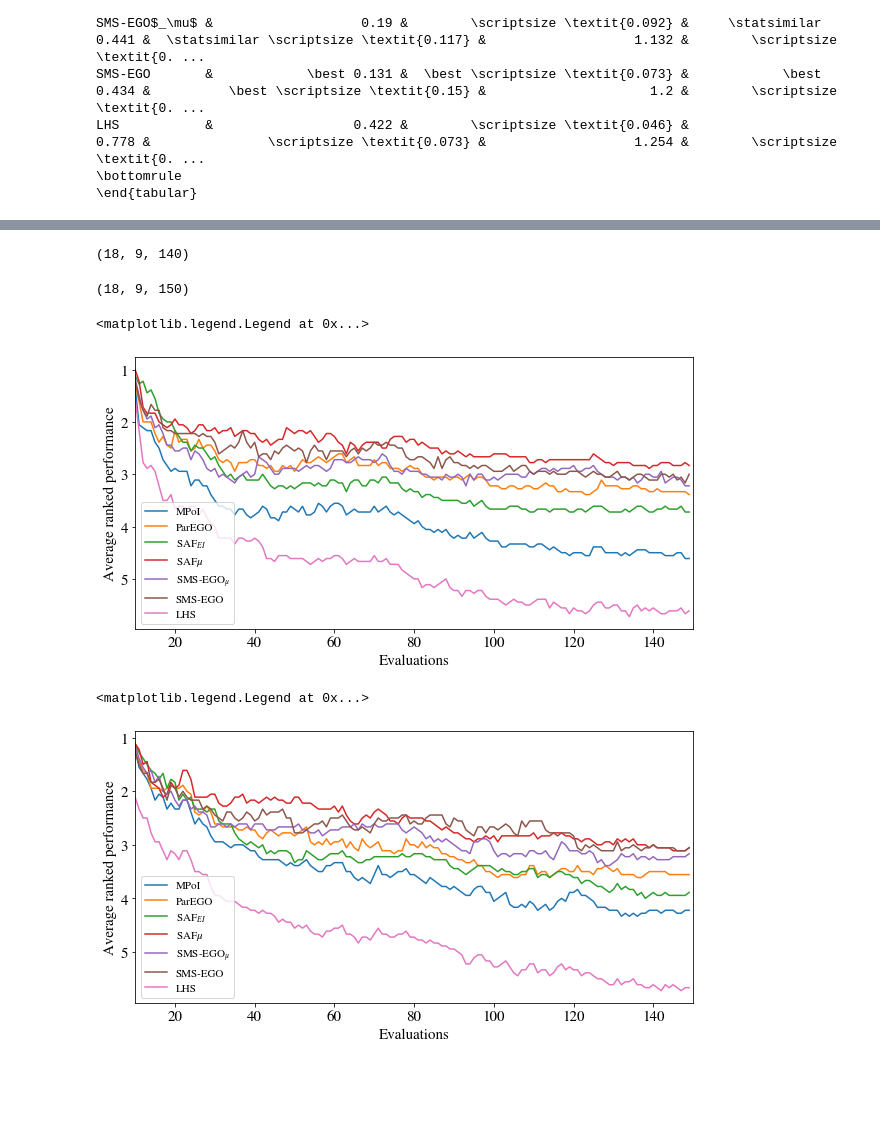
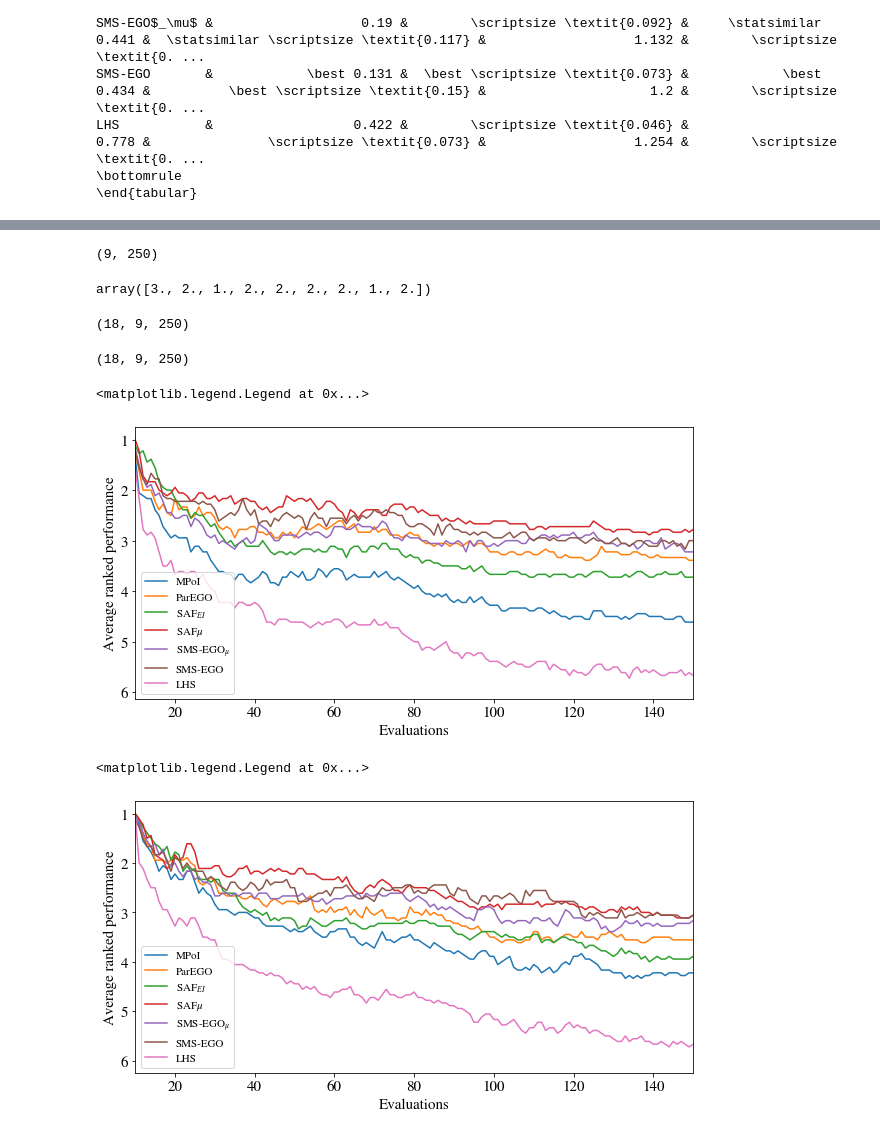
Before and after one commit to FinleyGibson/SAF_EMO, a Jupyter notebook: analytics/results_table/table.ipynb, the cells around one changed output, grey strips where cells are left out. Cells and saved outputs as stored; diff of their text form; code cells hidden in the pictures; blank space fills up the shorter version.

```diff
--- a/analytics/results_table/table.ipynb
+++ b/analytics/results_table/table.ipynb
@@ -355,0 +394,3 @@ def get_equivalence(data, minimise=False):
+# %%
+for name, hv in zip(names, hvs[:,0,0]):
+    print(name, hv)
@@ -356,50 +407,64 @@ def get_equivalence(data, minimise=False):
+# %%
+es = get_equivalence(hvs)
+es.shape
+# %% [output]
+(9, 250)
+# %%
+es[:,13]
+# %% [output]
+array([3., 2., 1., 2., 2., 2., 2., 1., 2.])
 # %%
-HVS = np.zeros((18, 9, 140))
+HVS = np.zeros((18, 9, 250))
 for i, prob in enumerate(chosen_results):
-    hvs = extract_metric(results, prob, 'hypervolume')[:, :,10:150]
+    hvs = extract_metric(results, prob, 'hypervolume')[:, :,0:]
     rs = get_equivalence(hvs)
     HVS[i] = rs
 HVS.shape
 # %% [output]
-(18, 9, 140)
+(18, 9, 250)
 # %%
-IGDS = np.zeros((18, 9, 150))
+IGDS = np.zeros((18, 9, 250))
 for i, opt in enumerate(chosen_results):
-    igds = extract_metric(results, opt, 'igd+')[:, :,0:150]
+    igds = extract_metric(results, opt, 'igd+')[:, :,0:]
     rs = get_equivalence(igds, minimise=True)
     IGDS[i] = rs
 IGDS.shape
 # %% [output]
-(18, 9, 150)
+(18, 9, 250)
 # %%
 ans = HVS.sum(axis=0)
 fig = plt.figure(figsize=[10, 5])
 ax = fig.gca()
 for a , name in zip(ans, results['wfg5_4obj_10dim']['data'].keys()):
     if name not in ['SmsEgo_$\\mu$', 'SmsEgo_ei']:
-        ax.plot(range(10, len(a)+10), a/18, label=D_names[name])
+        ax.plot(range(0, len(a)), a/18, label=D_names[name])
 ax.invert_yaxis()
 ax.set_xlim([10,150])
+# ax.set_ylim([2., 0.9])
 ax.set_ylabel('Average ranked performance')
 ax.set_xlabel('Evaluations')
 ax.legend()
 # %% [output]
 <matplotlib.legend.Legend at 0x...>
-[figure, old version]
+[figure, new version]
 # %%
 # save_fig(fig, name="ranked_performance_plot_hv")
 # %%
 ans = IGDS.sum(axis=0)
 fig = plt.figure(figsize=[10, 5])
 ax = fig.gca()
 for a , name in zip(ans, results['wfg5_4obj_10dim']['data'].keys()):
     if name not in ['SmsEgo_$\\mu$', 'SmsEgo_ei']:
-        ax.plot(range(10, len(a)), a[10:]/18, label=D_names[name])
+        if name !='lhs':
+            ax.plot(range(1, len(a)+1), a/18, label=D_names[name])
+        else:
+            ax.plot(range(2, len(a)+2), a/18, label=D_names[name])
 ax.invert_yaxis()
 ax.set_xlim([10,150])
+# ax.set_ylim([2., 0.9])
 ax.set_ylabel('Average ranked performance')
 ax.set_xlabel('Evaluations')
 ax.legend()
 # %% [output]
 <matplotlib.legend.Legend at 0x...>
-[figure, old version]
+[figure, new version]
```
Also changed, not shown: parts of 14 cells of this notebook, 2 other files.
